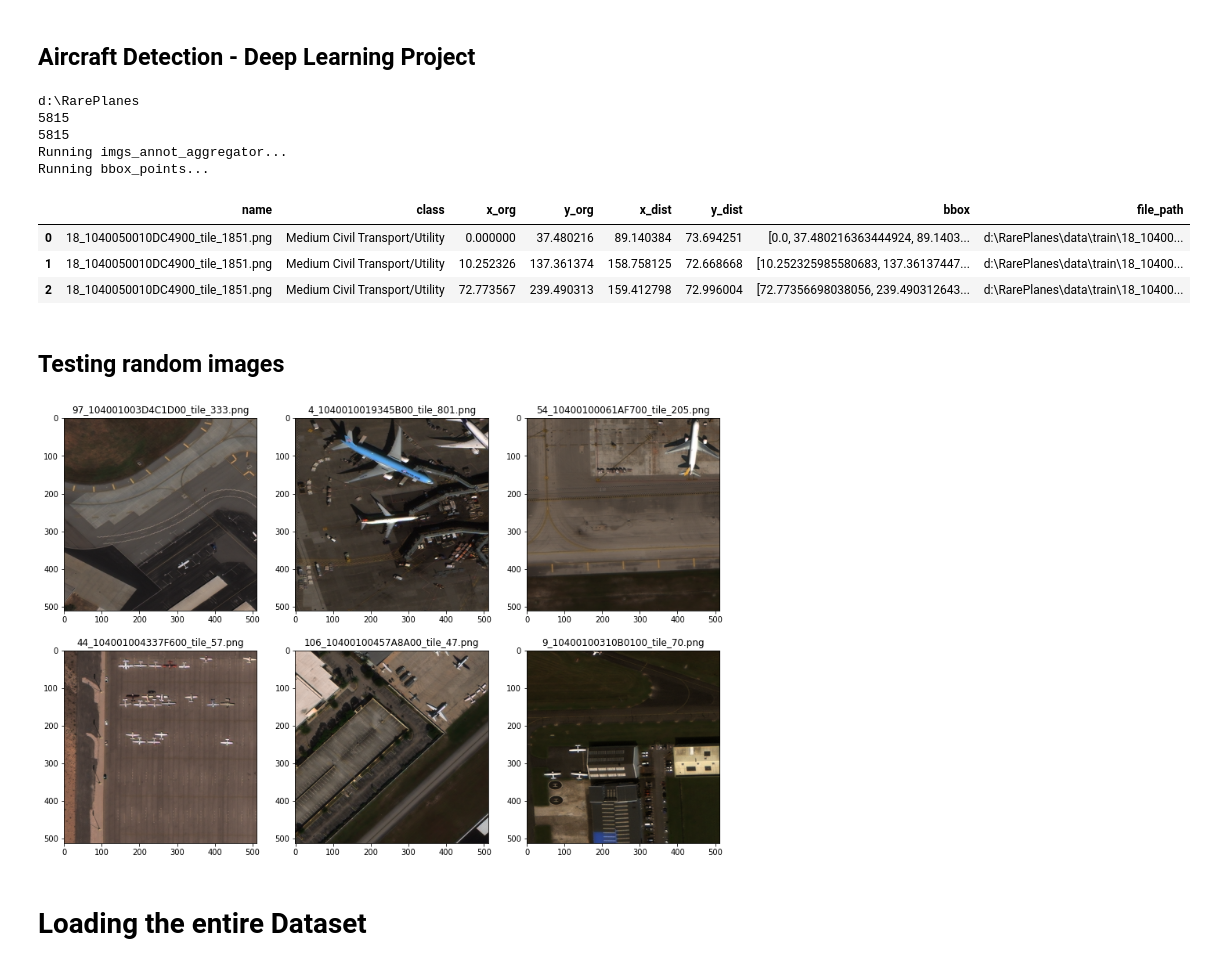
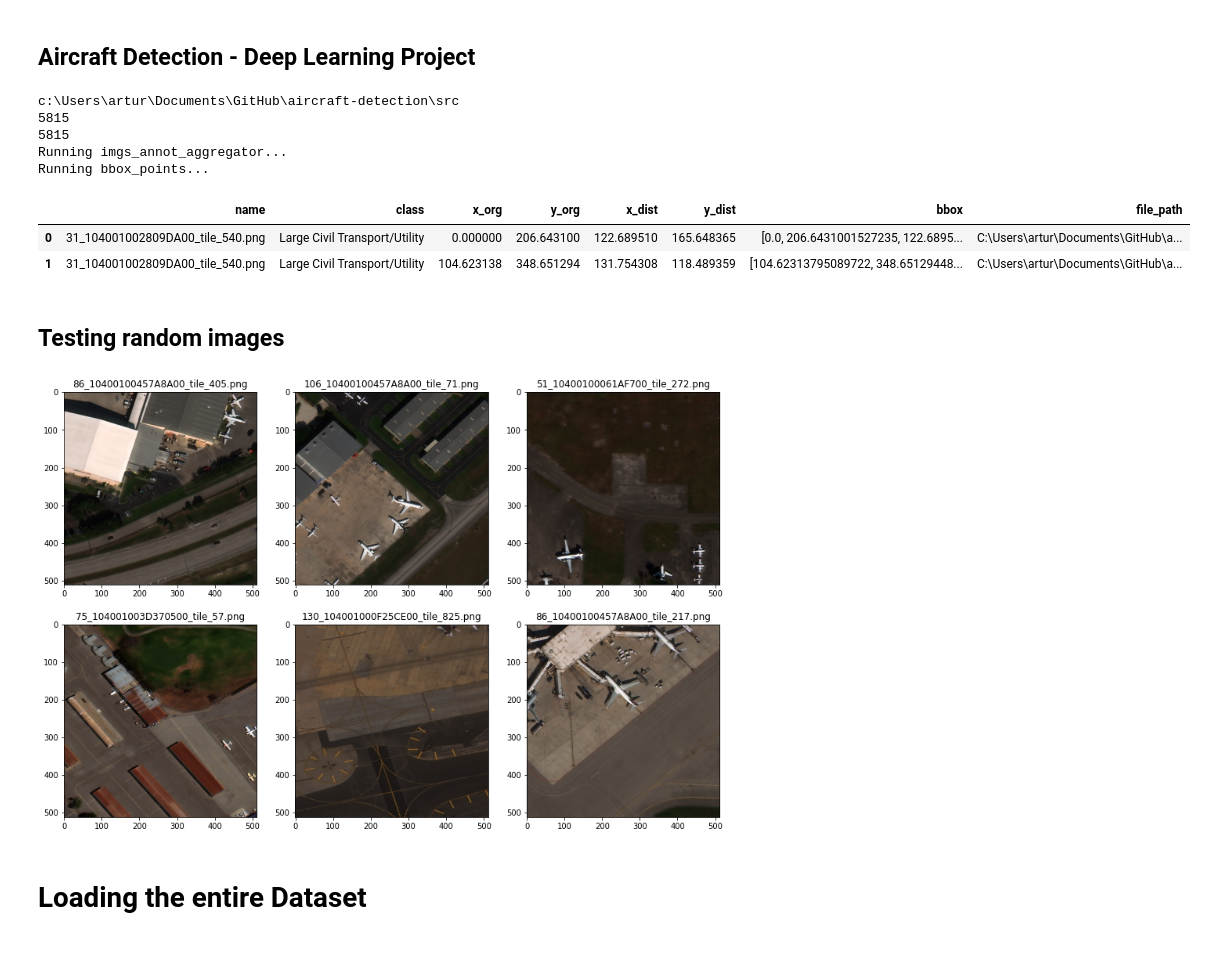
Before and after one commit to arturfabricio/aircraft-detection, a Jupyter notebook: src/rareplanes_collab.ipynb, the cells around one changed output. Saved outputs shown, nothing was run; the diff lists cells and outputs as text; code cells hidden in the pictures.

```diff
--- a/src/rareplanes_collab.ipynb
+++ b/src/rareplanes_collab.ipynb
@@ -21,8 +21,8 @@ from torchvision import models
 data_root = os.getcwd()
 print(data_root)
 #r"D:\RarePlanes\data"
-train_imgs = os.path.join(data_root, r'data\train')
-annot_dir = os.path.join(data_root, r'data\annot\rareplanes.json')
+train_imgs = os.path.join(data_root, r'C:\Users\artur\Documents\GitHub\aircraft-detection\data\train')
+annot_dir = os.path.join(data_root, r'C:\Users\artur\Documents\GitHub\aircraft-detection\data\annot\rareplanes.json')
 train_im_list = [z for z in os.listdir(train_imgs) if z.endswith('.png')]
 f = open(annot_dir)
 data = json.load(f)
@@ -70,37 +70,36 @@ def bbox_points(data_annot):
             name.append(data_annot[1][i])
             class_type.append(data_annot[3][i])
             x_org.append(data_annot[2][j+itr][0])
             y_org.append(data_annot[2][j+itr][1])
             x_dist.append(data_annot[2][j+itr][2])
             y_dist.append(data_annot[2][j+itr][3])
             bbox.append([data_annot[2][j+itr][0],data_annot[2][j+itr][1],data_annot[2][j+itr][0]+data_annot[2][j+itr][2],data_annot[2][j+itr][1]+data_annot[2][j+itr][3]])
             file_path.append(os.path.join(train_imgs, data_annot[1][i]))
         itr = itr + data_annot[0][i]
     df = pd.DataFrame(
     {'name': name,
      'class': class_type,
      'x_org': x_org,
      'y_org': y_org,
      'x_dist': x_dist,
      'y_dist': y_dist,
      'bbox': bbox,
      'file_path': file_path
     })
     return df
 
 final, img_name = imgs_annot_aggregator(1)
 result = bbox_points(final)
 result.head()
 # %% [output]
-d:\RarePlanes
+c:\Users\artur\Documents\GitHub\aircraft-detection\src
 5815
 5815
 Running imgs_annot_aggregator...
 Running bbox_points...
 |  | name | class | x_org | y_org | x_dist | y_dist | bbox | file_path |
-| 0 | 18_1040050010DC4900_tile_1851.png | Medium Civil Transport/Utility | 0.000000 | 37.480216 | 89.140384 | 73.694251 | [0.0, 37.480216363444924, 89.1403... | d:\RarePlanes\data\train\18_10400... |
-| 1 | 18_1040050010DC4900_tile_1851.png | Medium Civil Transport/Utility | 10.252326 | 137.361374 | 158.758125 | 72.668668 | [10.252325985580683, 137.36137447... | d:\RarePlanes\data\train\18_10400... |
-| 2 | 18_1040050010DC4900_tile_1851.png | Medium Civil Transport/Utility | 72.773567 | 239.490313 | 159.412798 | 72.996004 | [72.77356698038056, 239.490312643... | d:\RarePlanes\data\train\18_10400... |
+| 0 | 31_104001002809DA00_tile_540.png | Large Civil Transport/Utility | 0.000000 | 206.643100 | 122.689510 | 165.648365 | [0.0, 206.6431001527235, 122.6895... | C:\Users\artur\Documents\GitHub\a... |
+| 1 | 31_104001002809DA00_tile_540.png | Large Civil Transport/Utility | 104.623138 | 348.651294 | 131.754308 | 118.489359 | [104.62313795089722, 348.65129448... | C:\Users\artur\Documents\GitHub\a... |
 # %% [markdown]
 ## Testing random images
 # %%
@@ -117,7 +116,7 @@ for i in range(rows*cols):
     ax.imshow(im)
     ax.set_title(im_name_tmp)
 # %% [output]
-[figure, old version]
+[figure, new version]
 # %% [markdown]
 # Loading the entire Dataset
 # %%
```
Also changed, not shown: parts of 22 cells of this notebook, 1 other file.
